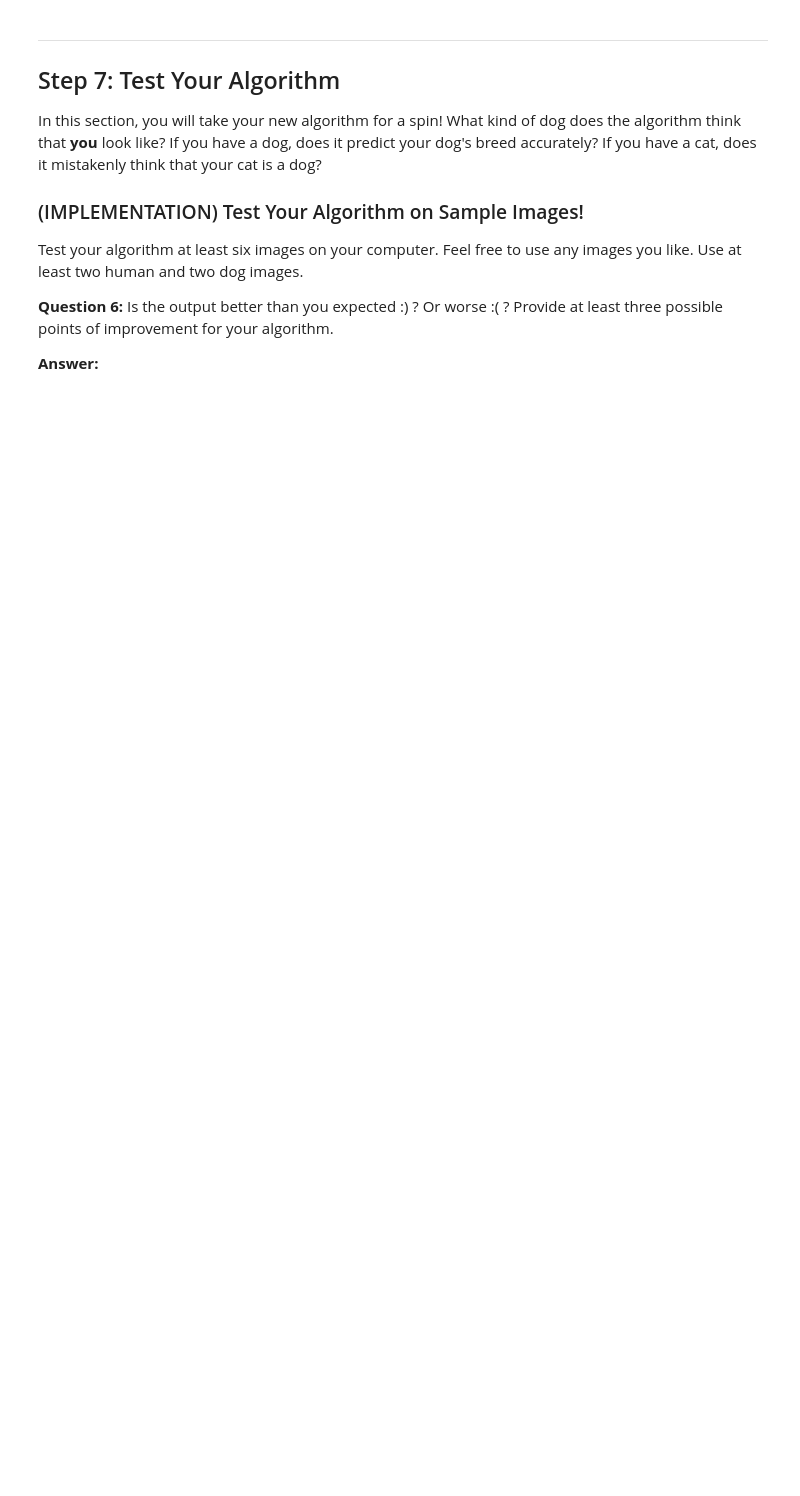
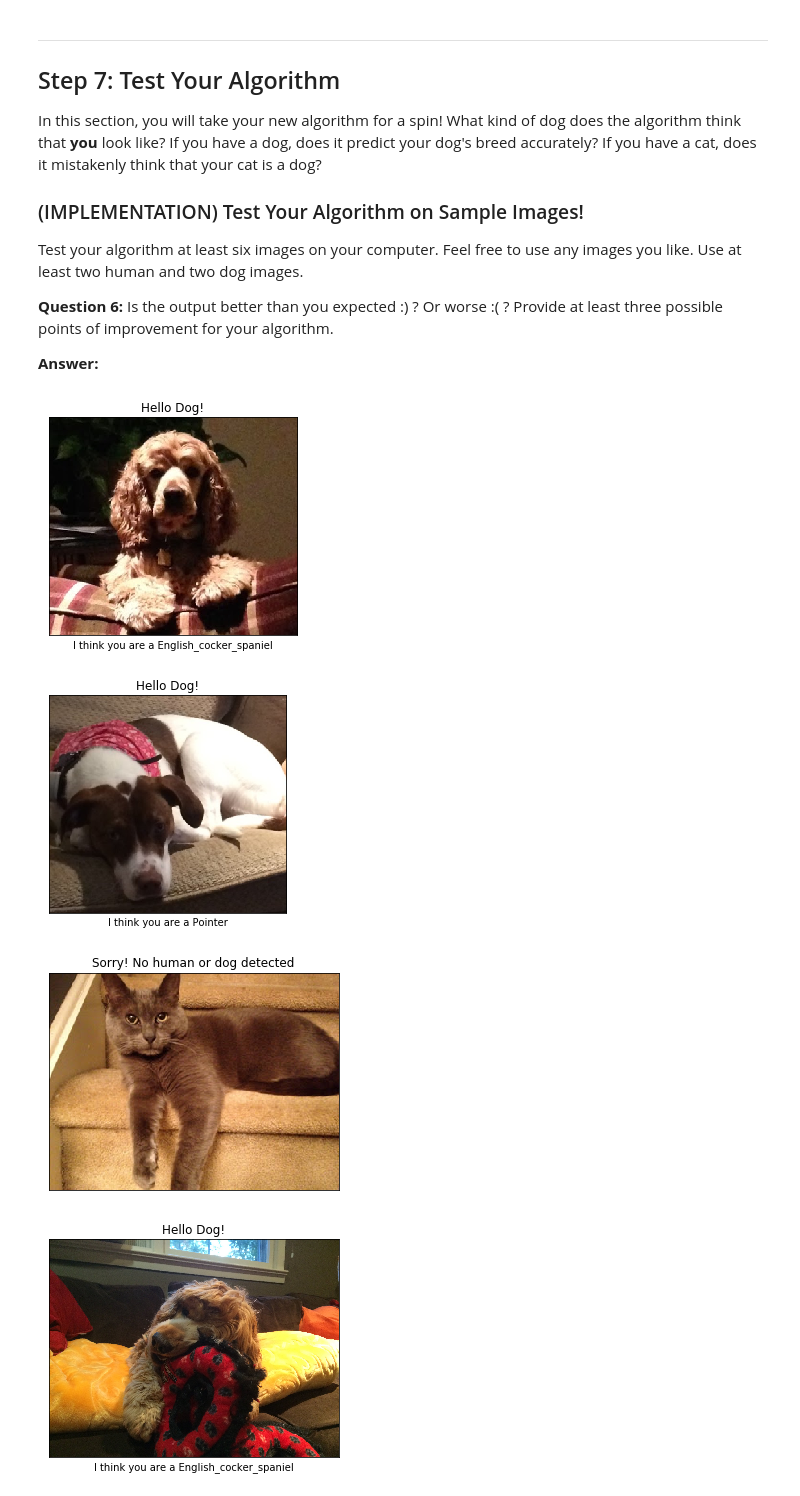
Before and after one commit to younessassassi/dog-project, a Jupyter notebook: dog_app.ipynb, the cells around one changed output. Drawn from its saved outputs; the diff is of its cells as text; code cells hidden in the pictures; blank space fills up the shorter version.

```diff
--- a/dog_app.ipynb
+++ b/dog_app.ipynb
@@ -679,6 +680,14 @@ where `{network}`, in the above filename, should be one of `VGG19`, `Resnet50`,
 # %%
 ### TODO: Write a function that takes a path to an image as input
 ### and returns the dog breed that is predicted by the model.
+
+def Resnet50_predict_breed(img_path):
+    # extract bottleneck features
+    bottleneck_feature = extract_Resnet50(path_to_tensor(img_path))
+    # obtain predicted vector
+    predicted_vector = Resnet50_model.predict(bottleneck_feature)
+    # return dog breed that is predicted by the model
+    return dog_names[np.argmax(predicted_vector)]
 # %% [markdown]
 ---
 <a id='step6'></a>
@@ -720,0 +762,13 @@ __Answer:__
+# %%
+def load_images(path):
+    data = load_files(path)
+    files = np.array(data['filenames'])
+    return files
+
+for img_file in load_images('my_pics'):
+    detect_dog_breed(img_file)
+# %% [output]
+[figure, added]
+[figure, added]
+[figure, added]
+[figure, added]
```
Also changed, not shown: parts of 6 cells of this notebook, 7 other files.
